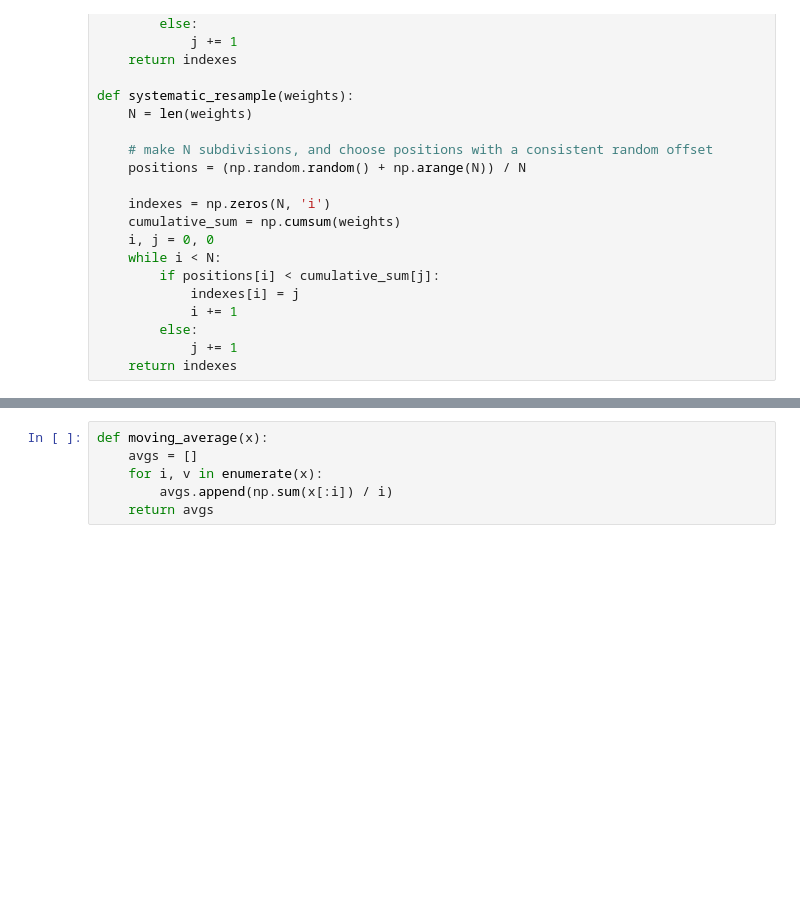
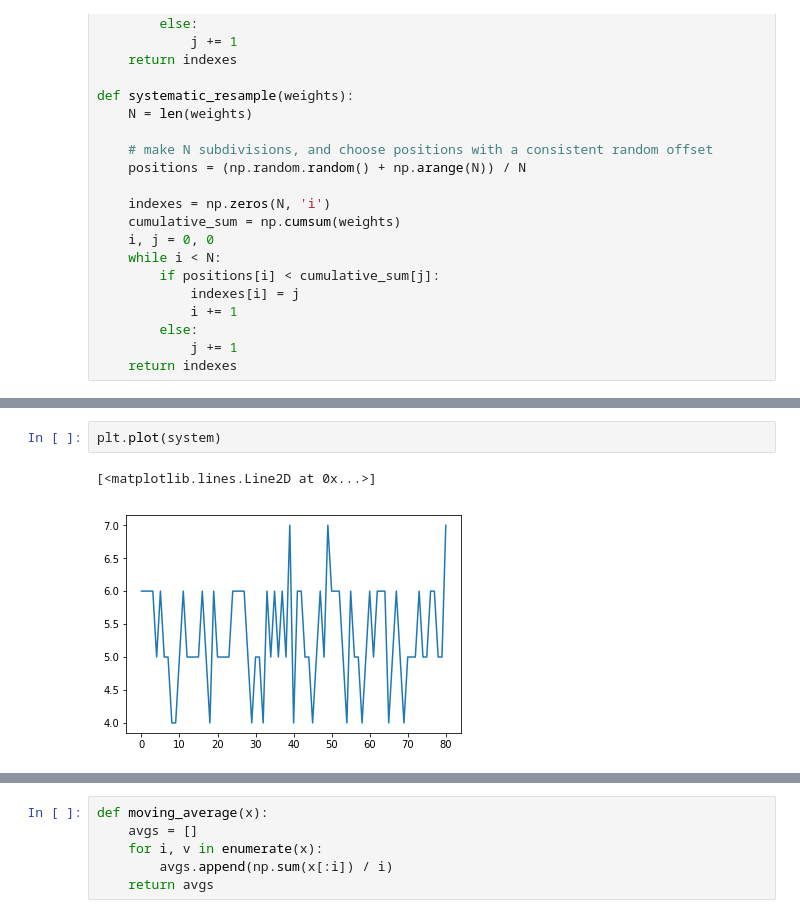
Before and after one commit to colby-j-wise/ParticleThompsonSamplingMAB, a Jupyter notebook: particle_analysis.ipynb, the cells around one changed output, grey strips where cells are left out. Drawn from its saved outputs; the diff is of its cells as text; blank space fills up the shorter version.

```diff
--- a/particle_analysis.ipynb
+++ b/particle_analysis.ipynb
@@ -251,0 +277,5 @@ plt.show()
+# %%
+plt.plot(system)
+# %% [output]
+[<matplotlib.lines.Line2D at 0x...>]
+[figure, added]
```
Also changed, not shown: parts of 8 cells of this notebook, 3 other files.
